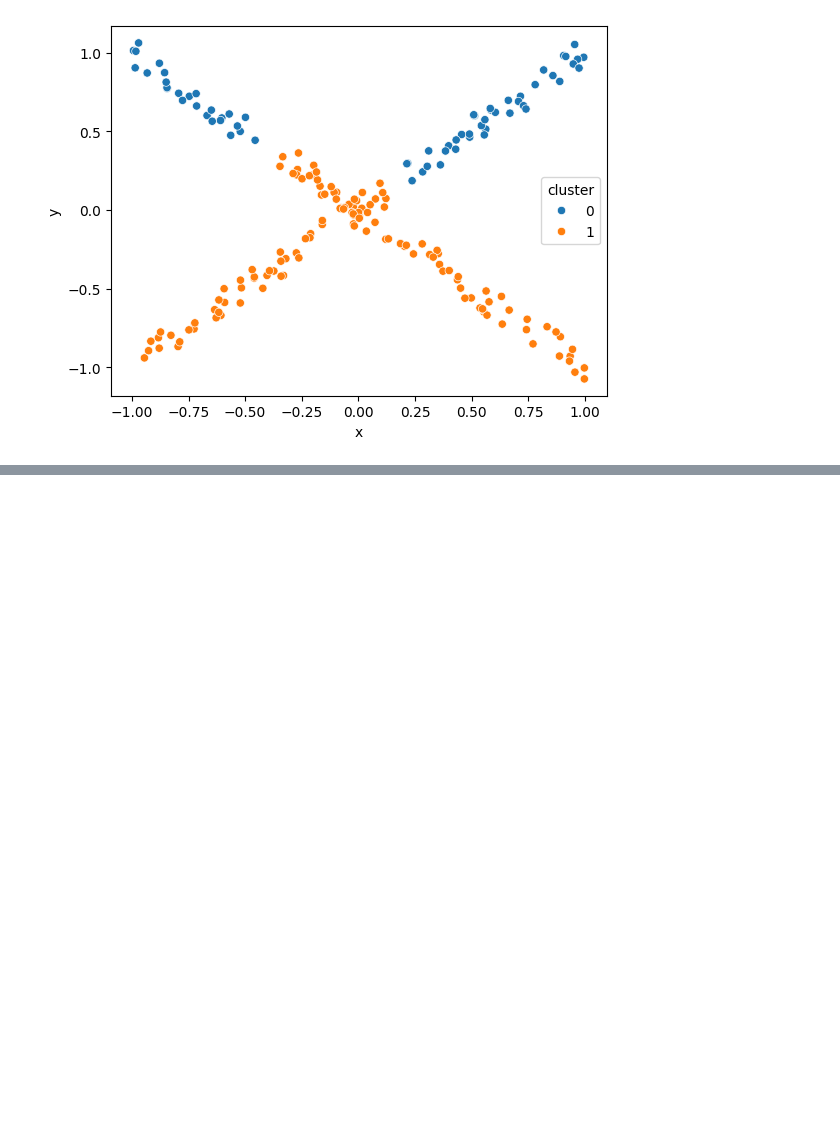
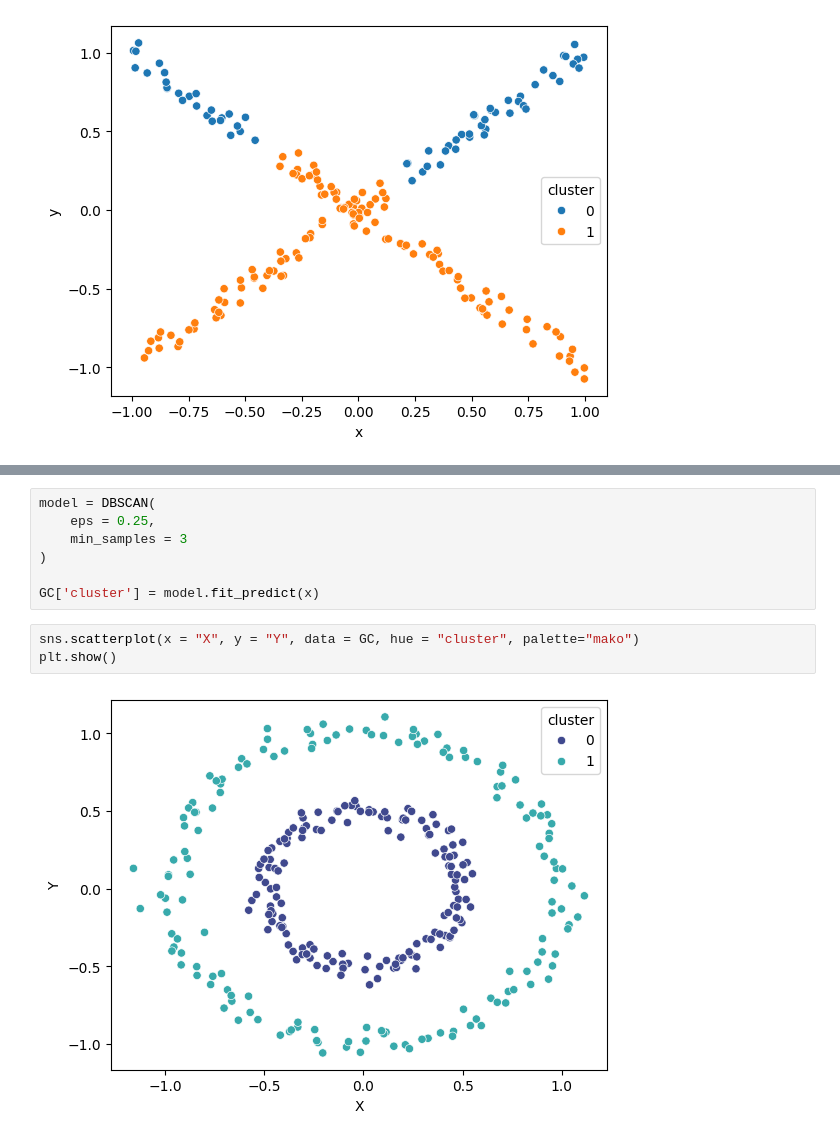
Before and after one commit to Aradhyagodambe/Python-Colab-Files, a Jupyter notebook: ML_Fundamnetals.ipynb, the cells around one changed output, grey strips where cells are left out. Drawn from its saved outputs; the diff is of its cells as text; blank space fills up the shorter version.

Commit message:
DBSCAN

```diff
--- a/ML_Fundamnetals.ipynb
+++ b/ML_Fundamnetals.ipynb
@@ -2301,0 +2378,12 @@ sns.scatterplot(x = 'x', y = 'y', hue = 'cluster', data = CDC)
+# %%
+model = DBSCAN(
+    eps = 0.25,
+    min_samples = 3
+)
+
+GC['cluster'] = model.fit_predict(x)
+# %%
+sns.scatterplot(x = "X", y = "Y", data = GC, hue = "cluster", palette="mako")
+plt.show()
+# %% [output]
+[figure, added]
```
Also changed, not shown: parts of 8 cells of this notebook.
